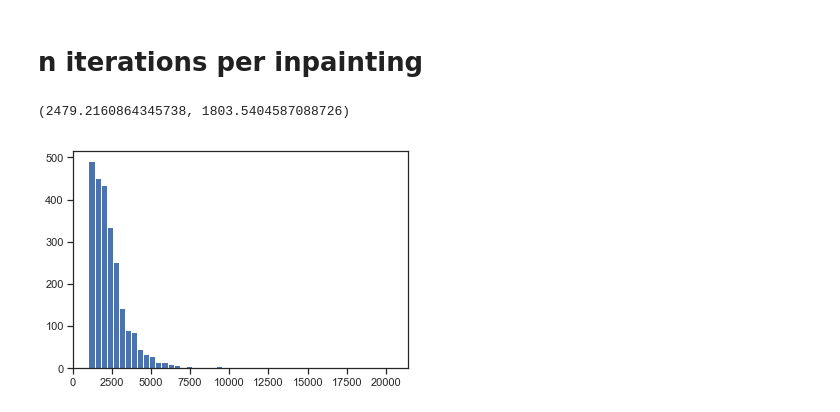
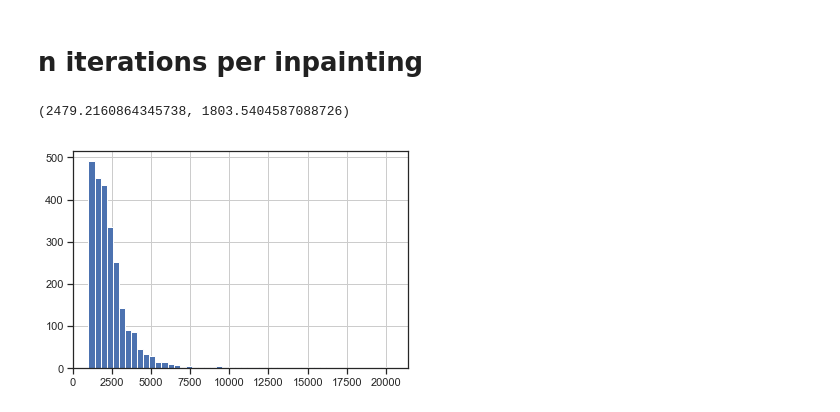
Before and after one commit to deKeijzer/SRON-DCGAN, a Jupyter notebook: notebooks/inpainting with bootstrap.ipynb, the cells around one changed output. Drawn from its saved outputs; the diff is of its cells as text; code cells hidden in the pictures.

```diff
--- a/notebooks/inpainting with bootstrap.ipynb
+++ b/notebooks/inpainting with bootstrap.ipynb
@@ -651,8 +683,10 @@ for i,param in enumerate(inpainted_params):
 # %%
 n_iteration = np.array(n_iteration)
 
 _ = plt.hist(n_iteration, bins=50)
+plt.grid()
+
 n_iteration.mean(), n_iteration.std()
 # %% [output]
 (2479.2160864345738, 1803.5404587088726)
-[figure, old version]
+[figure, new version]
```
Also changed, not shown: parts of 4 cells of this notebook, 5 other files.
